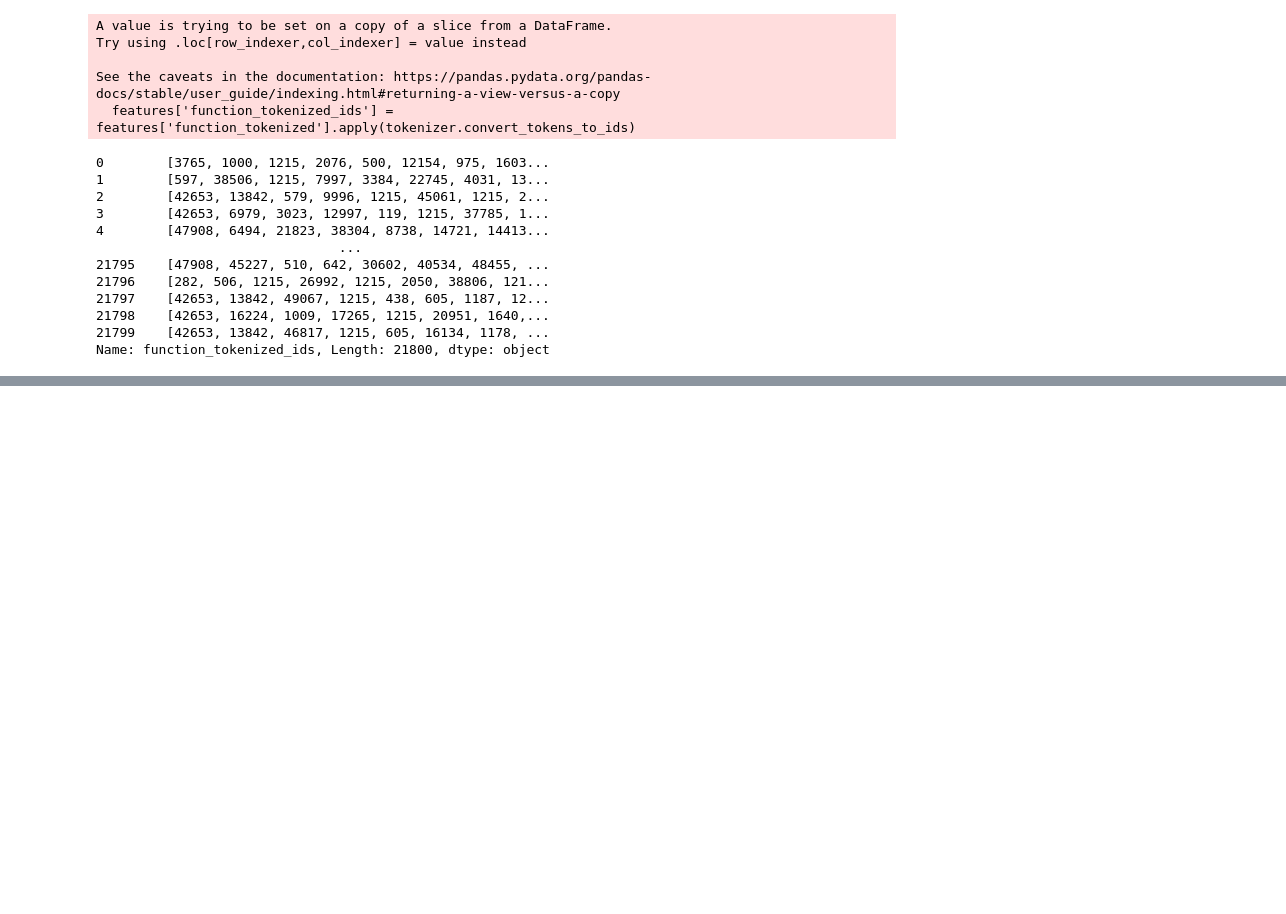
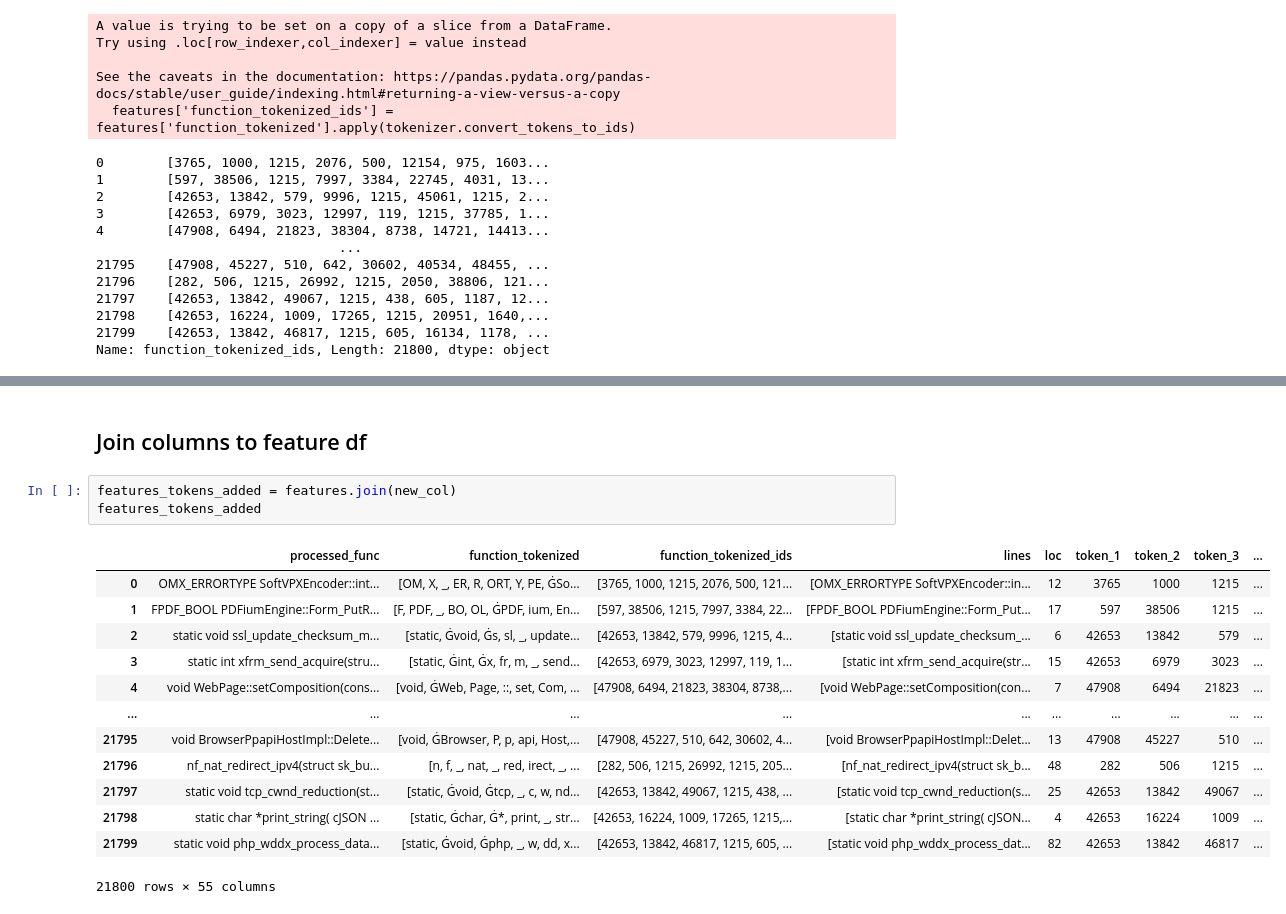
Before and after one commit to elhoferson/ct-se-ase-project, a Jupyter notebook: source/DataProcessing.ipynb, the cells around one changed output, grey strips where cells are left out. Cells and saved outputs as stored; diff of their text form; blank space fills up the shorter version.

```diff
--- a/source/DataProcessing.ipynb
+++ b/source/DataProcessing.ipynb
@@ -189,0 +305,19 @@ See the caveats in the documentation: https://pandas.pydata.org/pandas-docs/stab
+# %% [markdown]
+## Join columns to feature df
+# %%
+features_tokens_added = features.join(new_col)
+features_tokens_added
+# %% [output]
+|  | processed_func | function_tokenized | function_tokenized_ids | lines | loc | token_1 | token_2 | token_3 | ... |
+| 0 | OMX_ERRORTYPE SoftVPXEncoder::int... | [OM, X, _, ER, R, ORT, Y, PE, ĠSo... | [3765, 1000, 1215, 2076, 500, 121... | [OMX_ERRORTYPE SoftVPXEncoder::in... | 12 | 3765 | 1000 | 1215 | ... |
+| 1 | FPDF_BOOL PDFiumEngine::Form_PutR... | [F, PDF, _, BO, OL, ĠPDF, ium, En... | [597, 38506, 1215, 7997, 3384, 22... | [FPDF_BOOL PDFiumEngine::Form_Put... | 17 | 597 | 38506 | 1215 | ... |
+| 2 | static void ssl_update_checksum_m... | [static, Ġvoid, Ġs, sl, _, update... | [42653, 13842, 579, 9996, 1215, 4... | [static void ssl_update_checksum_... | 6 | 42653 | 13842 | 579 | ... |
+| 3 | static int xfrm_send_acquire(stru... | [static, Ġint, Ġx, fr, m, _, send... | [42653, 6979, 3023, 12997, 119, 1... | [static int xfrm_send_acquire(str... | 15 | 42653 | 6979 | 3023 | ... |
+| 4 | void WebPage::setComposition(cons... | [void, ĠWeb, Page, ::, set, Com, ... | [47908, 6494, 21823, 38304, 8738,... | [void WebPage::setComposition(con... | 7 | 47908 | 6494 | 21823 | ... |
+| ... | ... | ... | ... | ... | ... | ... | ... | ... | ... |
+| 21795 | void BrowserPpapiHostImpl::Delete... | [void, ĠBrowser, P, p, api, Host,... | [47908, 45227, 510, 642, 30602, 4... | [void BrowserPpapiHostImpl::Delet... | 13 | 47908 | 45227 | 510 | ... |
+| 21796 | nf_nat_redirect_ipv4(struct sk_bu... | [n, f, _, nat, _, red, irect, _, ... | [282, 506, 1215, 26992, 1215, 205... | [nf_nat_redirect_ipv4(struct sk_b... | 48 | 282 | 506 | 1215 | ... |
+| 21797 | static void tcp_cwnd_reduction(st... | [static, Ġvoid, Ġtcp, _, c, w, nd... | [42653, 13842, 49067, 1215, 438, ... | [static void tcp_cwnd_reduction(s... | 25 | 42653 | 13842 | 49067 | ... |
+| 21798 | static char *print_string( cJSON ... | [static, Ġchar, Ġ*, print, _, str... | [42653, 16224, 1009, 17265, 1215,... | [static char *print_string( cJSON... | 4 | 42653 | 16224 | 1009 | ... |
+| 21799 | static void php_wddx_process_data... | [static, Ġvoid, Ġphp, _, w, dd, x... | [42653, 13842, 46817, 1215, 605, ... | [static void php_wddx_process_dat... | 82 | 42653 | 13842 | 46817 | ... |
+21800 rows × 55 columns
```
Also changed, not shown: parts of 32 cells of this notebook.
